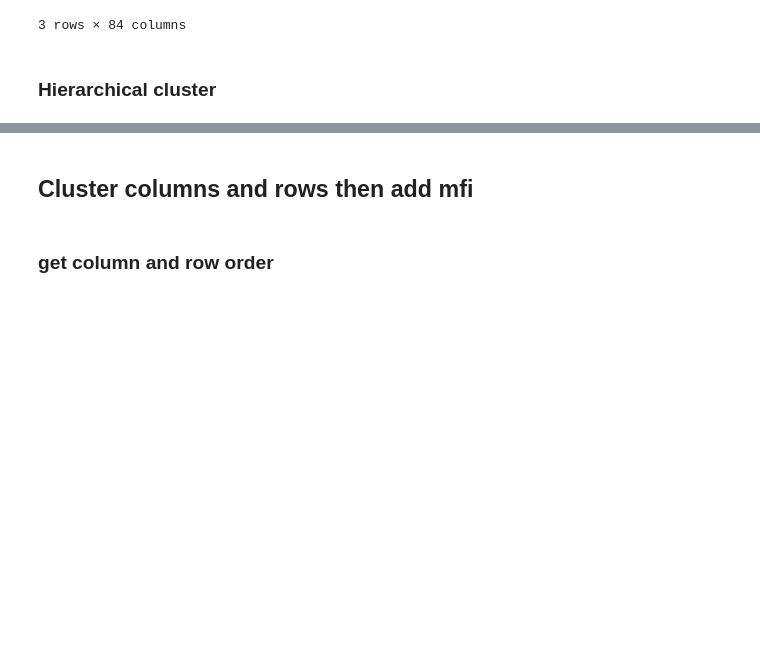
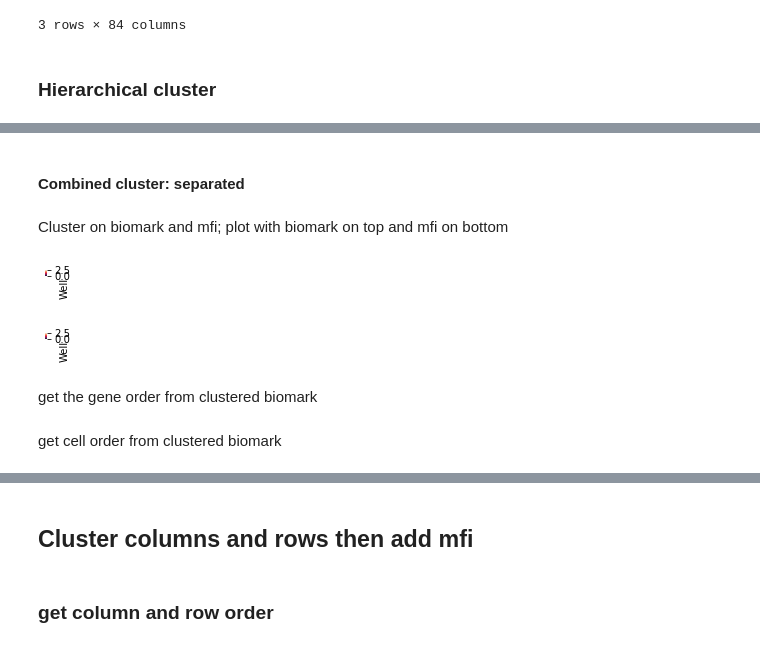
Before and after one commit to efheuston/msAggr_scRNASeq, a Jupyter notebook: IndexSorted_CMP.ipynb, the cells around one changed output, grey strips where cells are left out. Saved outputs shown, nothing was run; the diff lists cells and outputs as text; code cells hidden in the pictures; blank space fills up the shorter version.

```diff
--- a/IndexSorted_CMP.ipynb
+++ b/IndexSorted_CMP.ipynb
@@ -779,0 +775,12 @@ so I think I'm not happy about this
+# %% [markdown]
+#### Combined cluster: separated
+# %% [markdown]
+Cluster on biomark and mfi; plot with biomark on top and mfi on bottom
+# %%
+hm_rows = sns.clustermap(combined_df, figsize=(.5,.5), method = 'ward', robust = True, xticklabels = False, yticklabels = False, vmin = 0).dendrogram_row.reordered_ind
+hm_cols = sns.clustermap(combined_df, figsize=(.5, .5), method = 'ward', robust = True, xticklabels = False, yticklabels = False, vmin = 0).dendrogram_col.reordered_ind
+# %% [output]
+[figure, added]
+[figure, added]
+# %% [markdown]
+get the gene order from clustered biomark
@@ -779,0 +796,2 @@ so I think I'm not happy about this
+# %% [markdown]
+get cell order from clustered biomark
```
Also changed, not shown: parts of 31 cells of this notebook.
